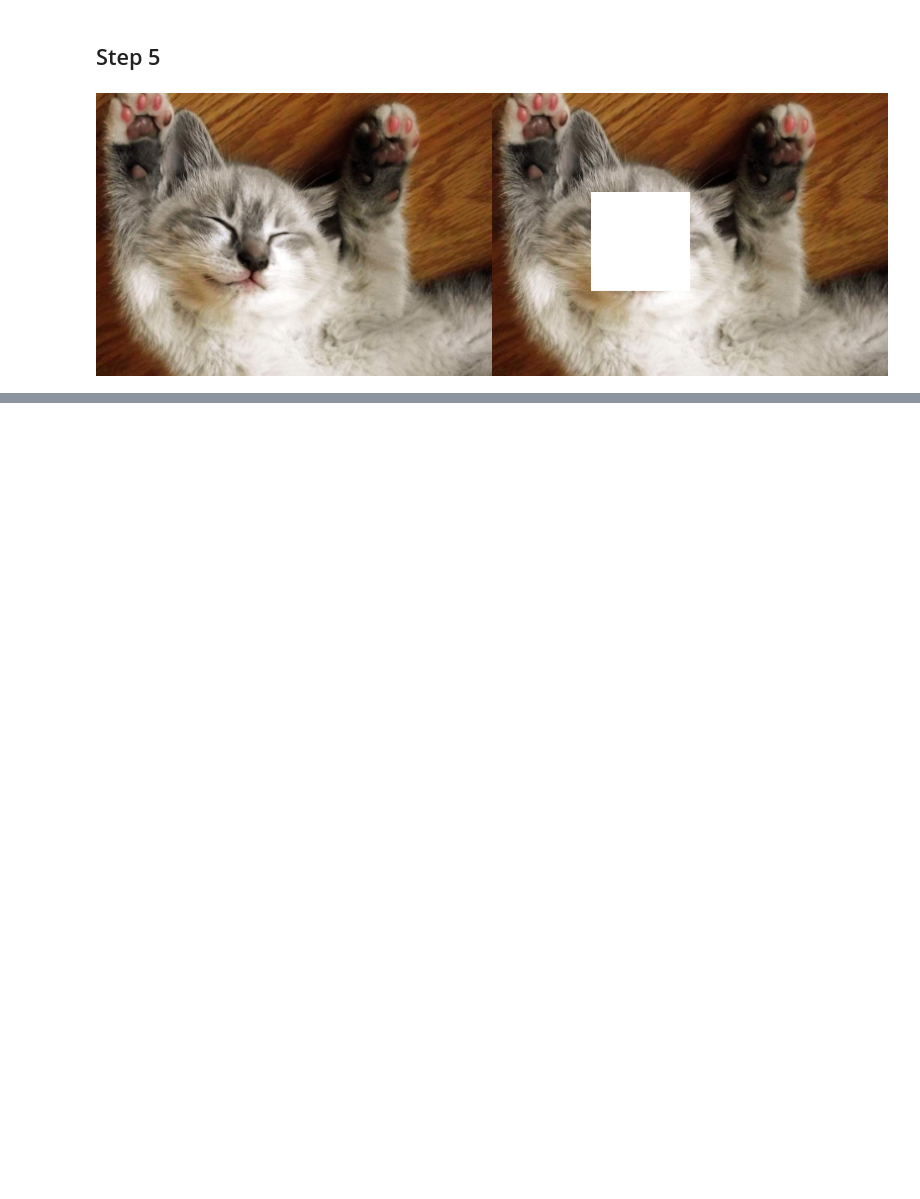
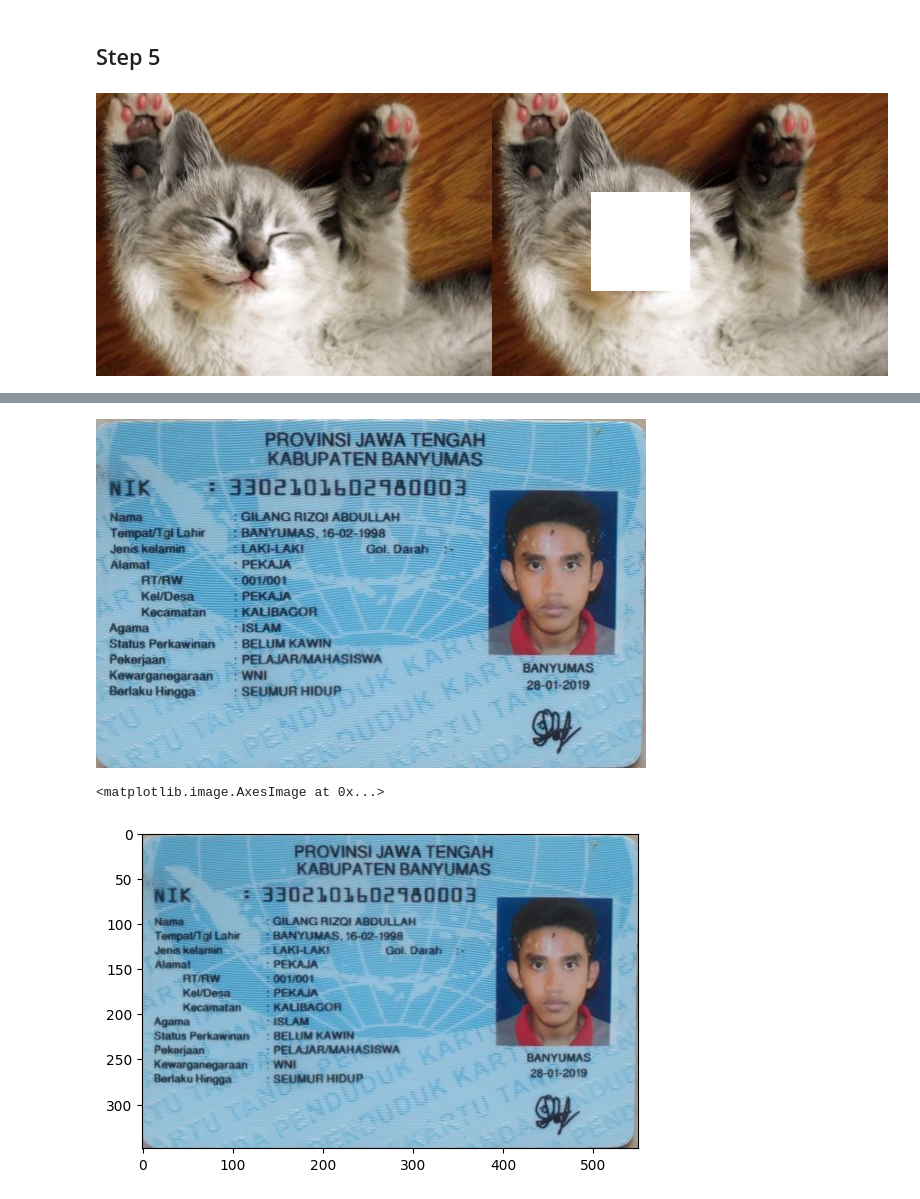
Before and after one commit to aldinpramudya/PCVK_Genap_2023, a Jupyter notebook: JobSheet_1_PCVK.ipynb, the cells around one changed output, grey strips where cells are left out. Saved outputs shown, nothing was run; the diff lists cells and outputs as text; code cells hidden in the pictures; blank space fills up the shorter version.

```diff
--- a/JobSheet_1_PCVK.ipynb
+++ b/JobSheet_1_PCVK.ipynb
@@ -80,0 +90,9 @@ cv2_imshow(final_frame)
+# %%
+base_image = io.imread("https://i.pinimg.com/550x/c4/81/29/c48129d4f52fedecae06b9aeacf3cd8f.jpg")
+image_1 = cv.cvtColor(base_image, cv.COLOR_BGR2RGB)
+cv2_imshow(image_1)
+plt.imshow(base_image)
+# %% [output]
+[figure, added]
+<matplotlib.image.AxesImage at 0x...>
+[figure, added]
```
Also changed, not shown: parts of 4 cells of this notebook.
